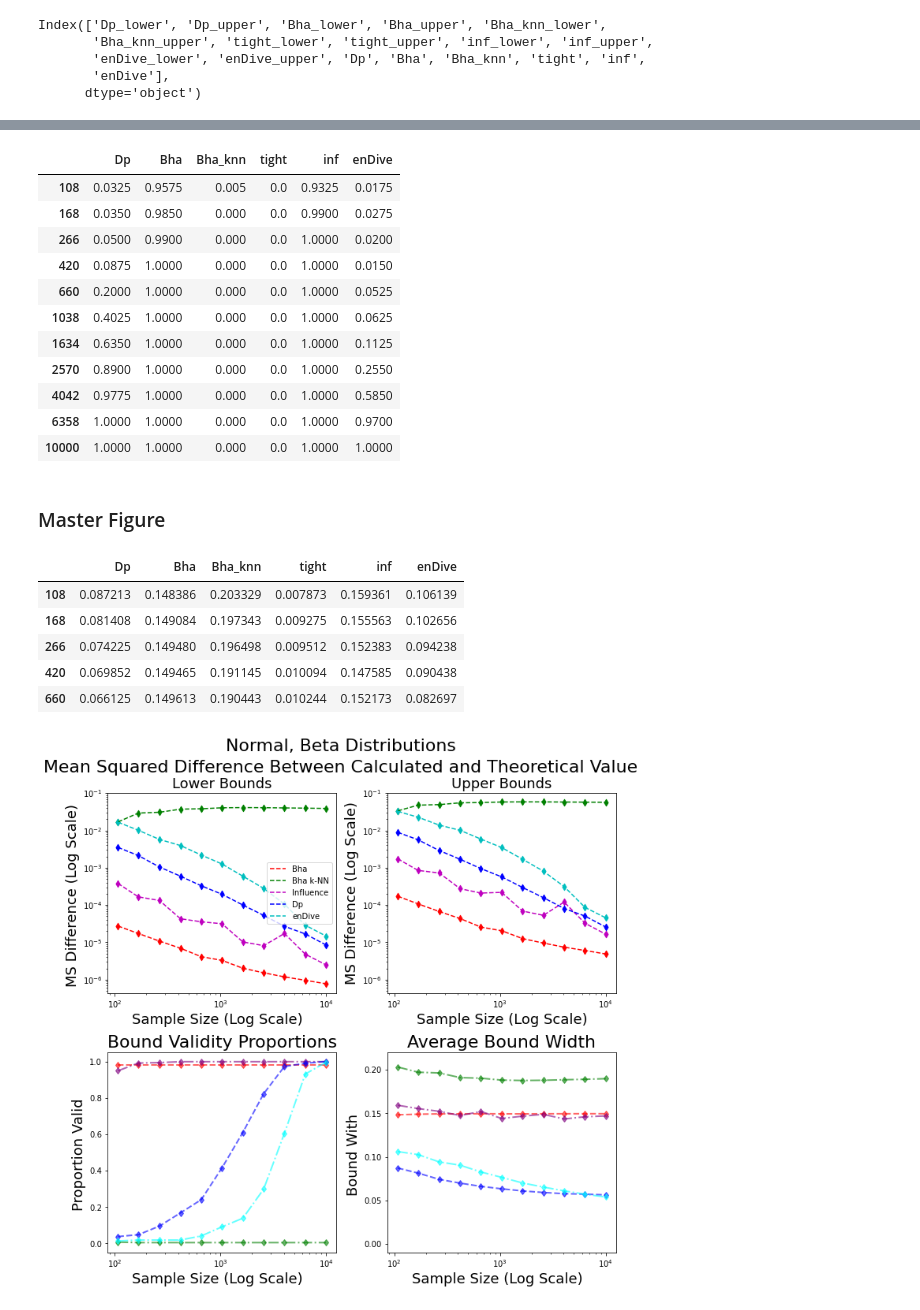
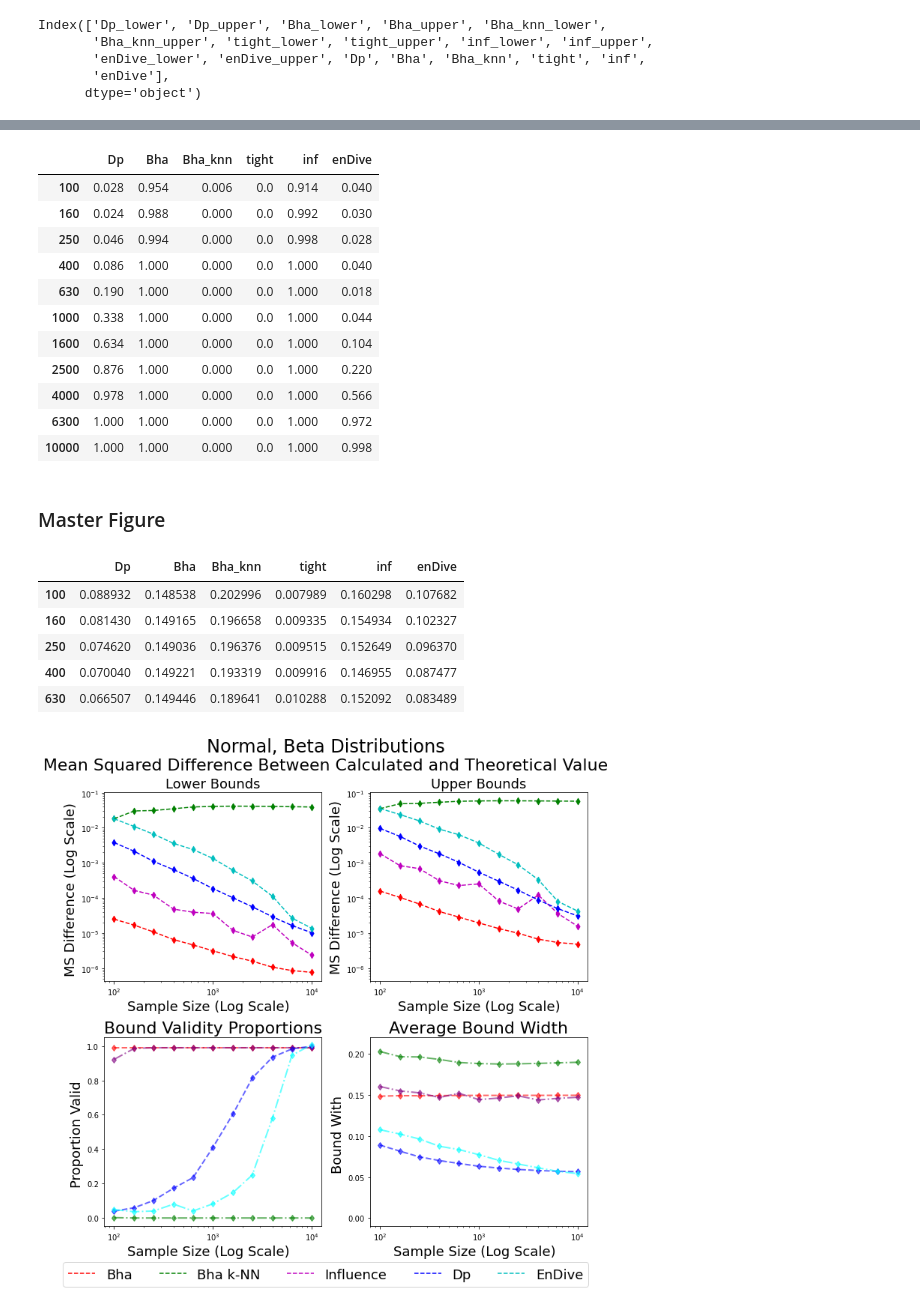
Before and after one commit to rj-may/BER_Bounds_Eval, a Jupyter notebook: alt_distr/normal_beta.ipynb, the cells around one changed output, grey strips where cells are left out. Cells and saved outputs as stored; diff of their text form; code cells hidden in the pictures.

Commit message:
plot files needed updated to meet new standards

```diff
--- a/alt_distr/normal_beta.ipynb
+++ b/alt_distr/normal_beta.ipynb
@@ -34,7 +34,7 @@ import time
 # %%
 PICKLED =True
 
-dim_str = "3" # TODO change me
+dim_str = "15" # TODO change me
 # %%
 file_path = 'sim_data/normal_beta' + dim_str + '.pkl' # DONT FORGET TO CHANGE ME IF YOU COPY AND PASTE
 
@@ -52,7 +52,7 @@ if PICKLED == True:
 
     bound_obj_lst, sample_sizes = loaded_objects
 
-sample_sizes = sample_sizes *2
+sample_sizes = np.array(sample_sizes) * 2
 # %% [output]
 Loaded object successfully
 # %% [markdown]
@@ -598,17 +598,17 @@ df_valid_some
 df_valid2
 # %% [output]
 |  | Dp | Bha | Bha_knn | tight | inf | enDive |
-| 108 | 0.0325 | 0.9575 | 0.005 | 0.0 | 0.9325 | 0.0175 |
-| 168 | 0.0350 | 0.9850 | 0.000 | 0.0 | 0.9900 | 0.0275 |
-| 266 | 0.0500 | 0.9900 | 0.000 | 0.0 | 1.0000 | 0.0200 |
-| 420 | 0.0875 | 1.0000 | 0.000 | 0.0 | 1.0000 | 0.0150 |
-| 660 | 0.2000 | 1.0000 | 0.000 | 0.0 | 1.0000 | 0.0525 |
-| 1038 | 0.4025 | 1.0000 | 0.000 | 0.0 | 1.0000 | 0.0625 |
-| 1634 | 0.6350 | 1.0000 | 0.000 | 0.0 | 1.0000 | 0.1125 |
-| 2570 | 0.8900 | 1.0000 | 0.000 | 0.0 | 1.0000 | 0.2550 |
-| 4042 | 0.9775 | 1.0000 | 0.000 | 0.0 | 1.0000 | 0.5850 |
-| 6358 | 1.0000 | 1.0000 | 0.000 | 0.0 | 1.0000 | 0.9700 |
-| 10000 | 1.0000 | 1.0000 | 0.000 | 0.0 | 1.0000 | 1.0000 |
+| 100 | 0.028 | 0.954 | 0.006 | 0.0 | 0.914 | 0.040 |
+| 160 | 0.024 | 0.988 | 0.000 | 0.0 | 0.992 | 0.030 |
+| 250 | 0.046 | 0.994 | 0.000 | 0.0 | 0.998 | 0.028 |
+| 400 | 0.086 | 1.000 | 0.000 | 0.0 | 1.000 | 0.040 |
+| 630 | 0.190 | 1.000 | 0.000 | 0.0 | 1.000 | 0.018 |
+| 1000 | 0.338 | 1.000 | 0.000 | 0.0 | 1.000 | 0.044 |
+| 1600 | 0.634 | 1.000 | 0.000 | 0.0 | 1.000 | 0.104 |
+| 2500 | 0.876 | 1.000 | 0.000 | 0.0 | 1.000 | 0.220 |
+| 4000 | 0.978 | 1.000 | 0.000 | 0.0 | 1.000 | 0.566 |
+| 6300 | 1.000 | 1.000 | 0.000 | 0.0 | 1.000 | 0.972 |
+| 10000 | 1.000 | 1.000 | 0.000 | 0.0 | 1.000 | 0.998 |
 # %% [markdown]
 ### Master Figure
 # %%
@@ -619,11 +619,11 @@ bound_width_df = pd.DataFrame(lst, index = sample_sizes)
 bound_width_df.head()
 # %% [output]
 |  | Dp | Bha | Bha_knn | tight | inf | enDive |
-| 108 | 0.087213 | 0.148386 | 0.203329 | 0.007873 | 0.159361 | 0.106139 |
-| 168 | 0.081408 | 0.149084 | 0.197343 | 0.009275 | 0.155563 | 0.102656 |
-| 266 | 0.074225 | 0.149480 | 0.196498 | 0.009512 | 0.152383 | 0.094238 |
-| 420 | 0.069852 | 0.149465 | 0.191145 | 0.010094 | 0.147585 | 0.090438 |
-| 660 | 0.066125 | 0.149613 | 0.190443 | 0.010244 | 0.152173 | 0.082697 |
+| 100 | 0.088932 | 0.148538 | 0.202996 | 0.007989 | 0.160298 | 0.107682 |
+| 160 | 0.081430 | 0.149165 | 0.196658 | 0.009335 | 0.154934 | 0.102327 |
+| 250 | 0.074620 | 0.149036 | 0.196376 | 0.009515 | 0.152649 | 0.096370 |
+| 400 | 0.070040 | 0.149221 | 0.193319 | 0.009916 | 0.146955 | 0.087477 |
+| 630 | 0.066507 | 0.149446 | 0.189641 | 0.010288 | 0.152092 | 0.083489 |
 # %%
 
 fs =18
@@ -635,7 +635,6 @@ fig.text(0.5, 0.92, "Mean Squared Difference Between Calculated and Theoretical
 
 # Manually share y-axis between axes[0][0] and axes[0][1]
 axes[0][1].get_shared_y_axes().join(axes[0][0], axes[0][1])
-
 
 ax = axes[0][0]
 
@@ -656,7 +655,7 @@ ax.plot(sample_sizes, lower_mse_DP,  'b--', label='Dp')
 ax.scatter(sample_sizes, lower_mse_DP,  color='b', marker='d')
 
 
-ax.plot(sample_sizes, lower_mse_enDive,  'c--', label='enDive')
+ax.plot(sample_sizes, lower_mse_enDive,  'c--', label='EnDive')
 ax.scatter(sample_sizes, lower_mse_enDive,  color='c', marker='d')
 
 ax.set_xlabel("Sample Size (Log Scale)  ", fontsize = fs)
@@ -665,7 +664,7 @@ ax.set_title("Lower Bounds", fontsize = fs)
 
 
 
-ax.legend()
+# ax.legend()
 
 ax = axes[0][1]
 
@@ -721,32 +720,45 @@ ax.set_title("Bound Validity Proportions" , fontsize = fs +4)
 
 
 ax = axes[1][1]
 
 ax.set_xscale('log', base=10)
 # ax.set_yscale('log', base=10)
 
 
 ax.plot(bound_width_df["Bha"],'r--d', label='Bha', alpha = overlapping, linewidth=lw )
 ax.plot(bound_width_df["Bha_knn"],'g-.d', label='Bha k-NN', alpha = overlapping, linewidth = lw)
 ax.plot(bound_width_df["inf"],color = 'purple',ls = "-.", marker= 'd', label='Influence', alpha = overlapping, linewidth = lw)
 ax.plot(bound_width_df["Dp"], 'b--d',  label='Dp', alpha = overlapping, linewidth = lw)
 ax.plot(bound_width_df["enDive"],color = 'cyan',ls = "-.", marker = 'd',label='enDive', alpha = overlapping, linewidth = lw)
 
 # ax.set_xticks(sample_sizes)
 ax.set_xlabel("Sample Size (Log Scale)  ", fontsize = fs)
 ax.set_ylabel("Bound With ", fontsize=fs)
 # ax.set_ylim(0.0, 0.3)
 ax.set_title("Average Bound Width" , fontsize = fs +4)
 # ax.legend()
 ax.set_ylim((-0.01, .22))
 
 
 fig.tight_layout(rect=[0, 0, 1, 0.97])  # Leave space for the common title
 
 
+# Get unique handles and labels from any subplot
+handles, labels = axes[0][0].get_legend_handles_labels()
 
-file_name = r"alt_distr/images/normal_beta_master" + dim_str + ".png"
+# Create a single legend below the entire figure
+fig.legend(handles, labels, loc='lower center', ncol=5, fontsize=fs, bbox_to_anchor=(0.5, -0.05))
+
+
+plt.rcParams.update({'font.size': 14})
+
+
+file_name = r"alt_distr/images/master/normal_beta_master" + dim_str + ".png"
 plt.savefig(file_name,facecolor=(1,1,1,1),  bbox_inches='tight', dpi= dpi)
+
+file_name = r"alt_distr/images/dpi/normal_beta_master" + dim_str + ".png"
+plt.savefig(file_name,facecolor=(1,1,1,1),  bbox_inches='tight', dpi= 600)
+
 plt.show()
 # %% [output]
-[figure, old version]
+[figure, new version]
```
Also changed, not shown: parts of 6 cells of this notebook, 7 other files.
